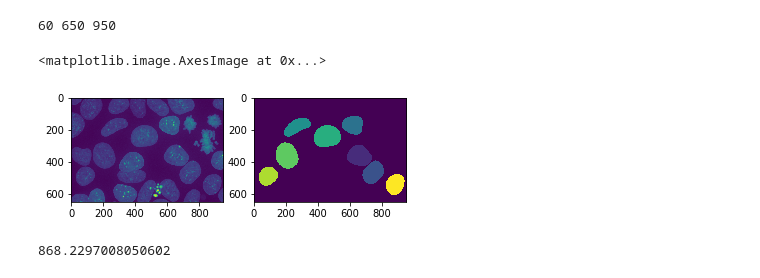
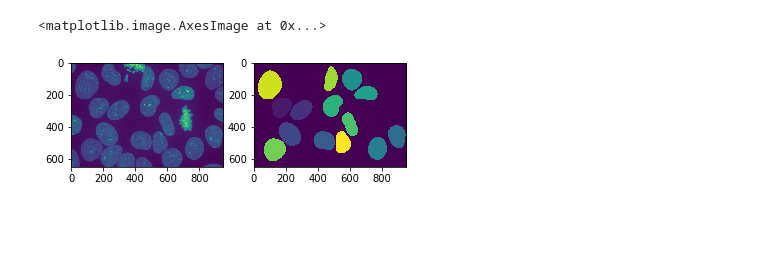
Before and after one commit to AllenInstitute/qcb-analysis, a Jupyter notebook: data-scripts/misc/inspect_nucleus.ipynb, the cells around one changed output. Cells and saved outputs as stored; diff of their text form; code cells hidden in the pictures; blank space fills up the shorter version.

```diff
--- a/data-scripts/misc/inspect_nucleus.ipynb
+++ b/data-scripts/misc/inspect_nucleus.ipynb
@@ -11,8 +17,8 @@ with open("../nucleus_meta.json", "r") as fj:
 # %%
-seg_name = "/allen/aics/assay-dev/MicroscopyOtherData/Jianxu/Nucleus/segmentation/20181005_R01_001/shape/20181005_R01_001-Scene-10-P2_seg_0.ome.tif"
 img_seg_all = skio.imread(seg_name)
 img_seg_all[ 0,:,:] = 0
 img_seg_all[-1,:,:] = 0
+nz, ny, nx = img_seg_all.shape
 plt.imshow(img_seg_all.mean(axis=0))
 # %% [output]
 <matplotlib.image.AxesImage at 0x...>
@@ -57,9 +63,9 @@ plt.imshow(img_seg_crop.max(axis=1))
 # %%
 from skimage.transform import resize
-nz, ny, nx = img_seg_crop.shape
-nz = np.int((0.29/0.108)*nz)
+nz_crop, ny_crop, nx_crop = img_seg_crop.shape
+nz_crop_new = np.int((0.29/0.108)*nz_crop)
 print(img_seg_crop.shape, img_seg_crop.dtype)
-img_seg_crop_resize = resize(image=img_seg_crop, output_shape=(nz,ny,nx), preserve_range=True, anti_aliasing=True, mode="constant")
+img_seg_crop_resize = resize(image=img_seg_crop, output_shape=(nz_crop_new,ny_crop,nx_crop), preserve_range=True, anti_aliasing=True, mode="constant")
 img_seg_crop_resize = img_seg_crop_resize.astype(np.int64)
 print(img_seg_crop_resize.shape)
 plt.imshow(img_seg_crop_resize.max(axis=1))
@@ -90,27 +96,12 @@ def get_stack_from_series_id(czi_path, channel, series_id, dim):
     img_raw = np.array(img_raw).reshape(*dim)
 
     return img_raw
-# %%
-raw_path = "/allen/aics/assay-dev/MicroscopyData/Ruian/2018/20181005/20181005_R01_001.czi"
-pxl_info = bf.OMEXML(bf.get_omexml_metadata(raw_path)).image(0).Pixels
-nx = pxl_info.SizeX
-ny = pxl_info.SizeY
-nz = pxl_info.SizeZ
-print(nz,ny,nx)
-# %% [output]
-60 650 950
 # %%
-img_raw = get_stack_from_series_id(czi_path=raw_path, channel=0, series_id=9, dim=(nz,ny,nx))
+img_raw = get_stack_from_series_id(czi_path=raw_path, channel=0, series_id=series_id, dim=(nz,ny,nx))
 # %%
-img_input = (img_raw*img_seg)
 fig, ax = plt.subplots(nrows=1,ncols=2)
 ax[0].imshow(img_raw.max(axis=0))
 ax[1].imshow(img_seg_all.max(axis=0))
 # %% [output]
 <matplotlib.image.AxesImage at 0x...>
-[figure, old version]
+[figure, new version]
-# %%
-values = img_input[img_input>0]
-values.mean()
-# %% [output]
-868.2297008050602
```
Also changed, not shown: parts of 14 cells of this notebook, 4 other files.
